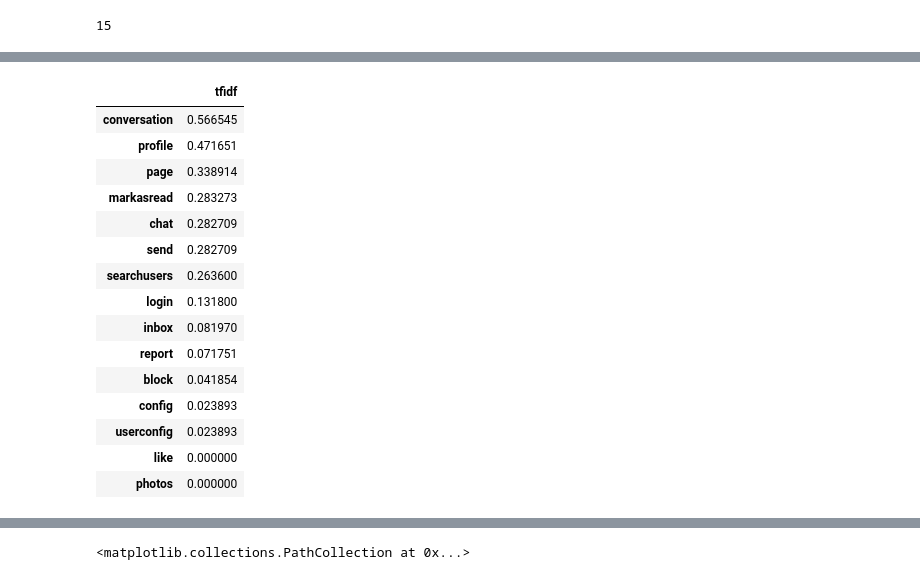
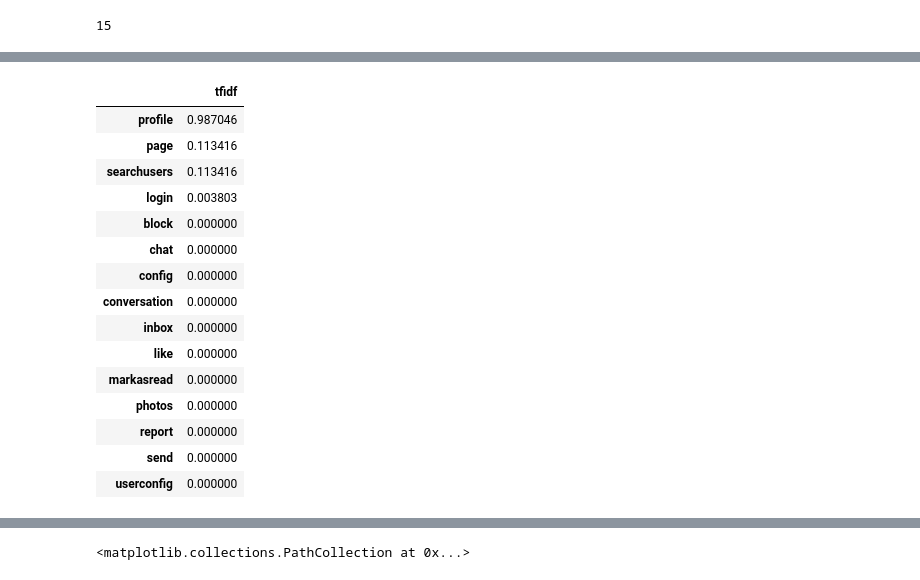
Before and after one commit to Request-analysis-ML/request-analyzer-model, a Jupyter notebook: score_based.ipynb, the cells around one changed output, grey strips where cells are left out. Saved outputs shown, nothing was run; the diff lists cells and outputs as text; code cells hidden in the pictures.

```diff
--- a/score_based.ipynb
+++ b/score_based.ipynb
@@ -124,28 +134,28 @@ TypeError: 'matrix' object is not callable
 # %%
 #Just some code to see what we got :)
-vector_tfidfvectorizer=vect_logs[0]
+vector_tfidfvectorizer=vect_logs[7]
 df2 = pd.DataFrame(vector_tfidfvectorizer.T.todense(), index=tfidf_vect.get_feature_names_out(), columns=["tfidf"])
 df2.sort_values(by=["tfidf"], ascending=False)
 
 #variance normal user[0]: 0.030732589
 #variance normal user[1]: 0.040072223
 #variance spammer 1: 0.075907392
 #variance spammer 2: 0.075314139
 #variance data scraper: 0.25440979
 # %% [output]
 |  | tfidf |
-| conversation | 0.566545 |
-| profile | 0.471651 |
-| page | 0.338914 |
-| markasread | 0.283273 |
-| chat | 0.282709 |
-| send | 0.282709 |
-| searchusers | 0.263600 |
-| login | 0.131800 |
-| inbox | 0.081970 |
-| report | 0.071751 |
-| block | 0.041854 |
-| config | 0.023893 |
-| userconfig | 0.023893 |
+| profile | 0.987046 |
+| page | 0.113416 |
+| searchusers | 0.113416 |
+| login | 0.003803 |
+| block | 0.000000 |
+| chat | 0.000000 |
+| config | 0.000000 |
+| conversation | 0.000000 |
+| inbox | 0.000000 |
 | like | 0.000000 |
+| markasread | 0.000000 |
 | photos | 0.000000 |
+| report | 0.000000 |
+| send | 0.000000 |
+| userconfig | 0.000000 |
```
Also changed, not shown: parts of 8 cells of this notebook.
